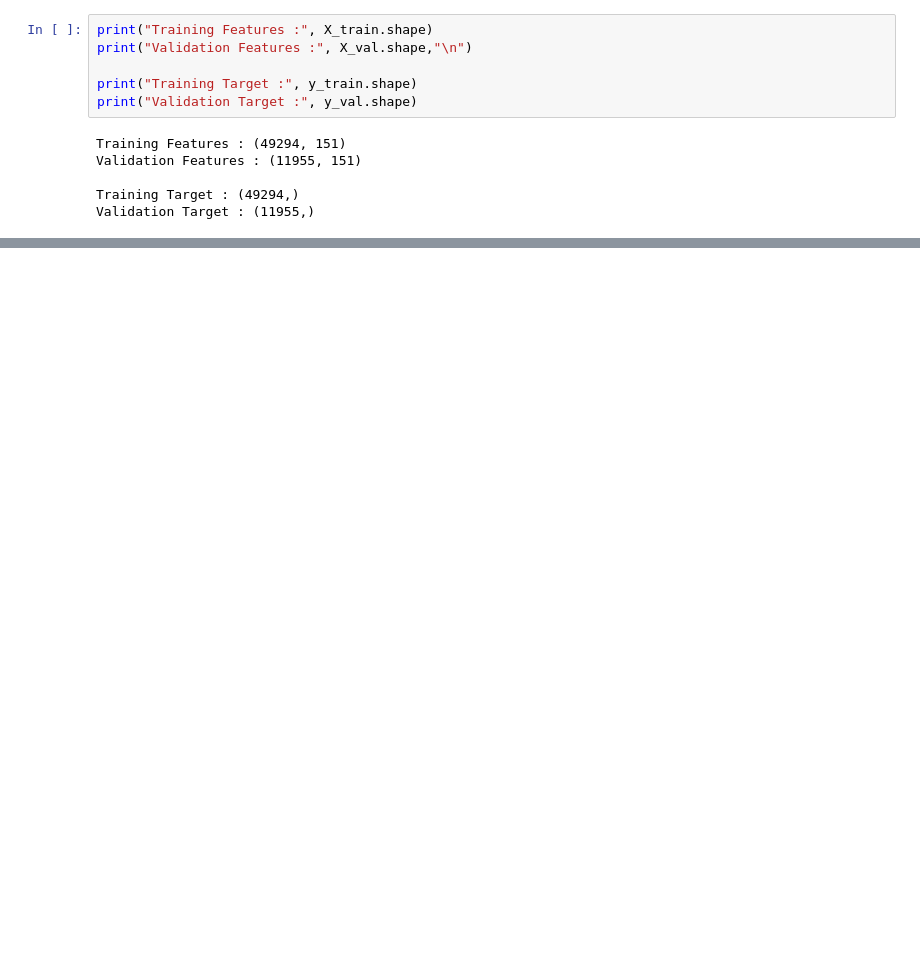
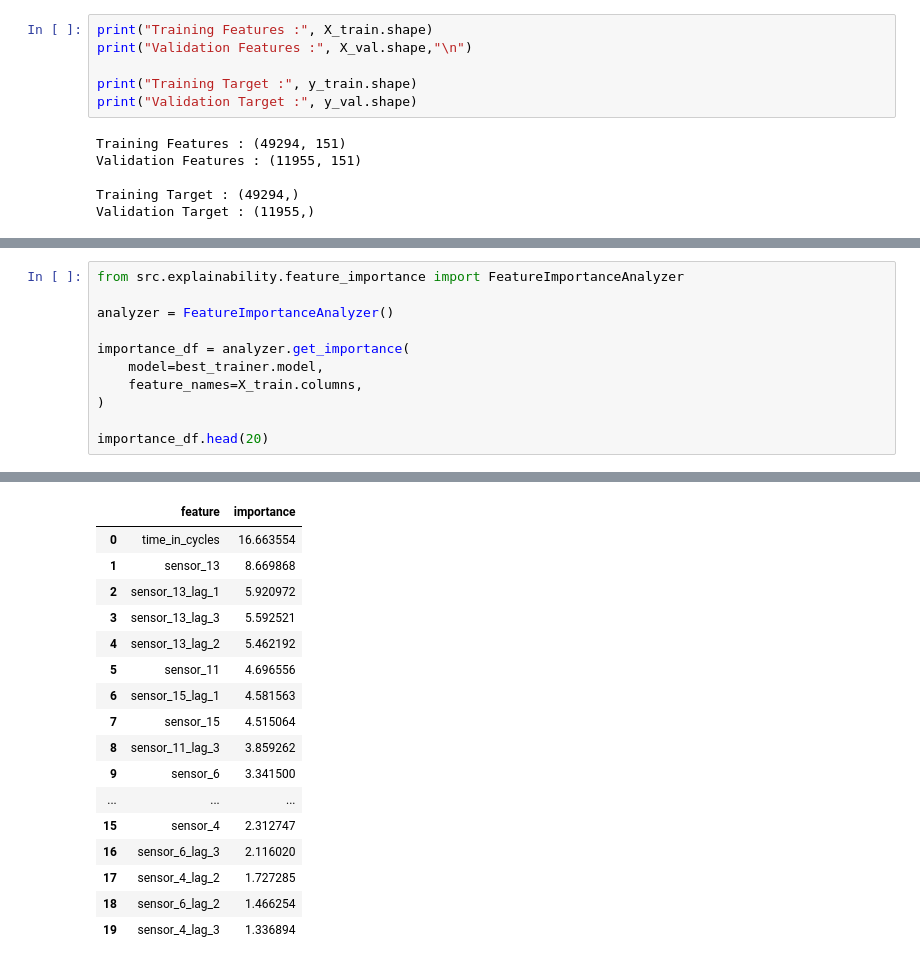
Before and after one commit to MohamedElbadawy1/Predictive-Maintenance-RUL, a Jupyter notebook: notebooks/11_baseline_models.ipynb, the cells around one changed output, grey strips where cells are left out. Cells and saved outputs as stored; diff of their text form; blank space fills up the shorter version.

Commit message:
model explainablility

```diff
--- a/notebooks/11_random_forest_baseline.ipynb
+++ b/notebooks/11_baseline_models.ipynb
@@ -253,0 +254,12 @@ tracker.save_summary(
+# %%
+from src.explainability.feature_importance import FeatureImportanceAnalyzer
+
+analyzer = FeatureImportanceAnalyzer()
+
+importance_df = analyzer.get_importance(
+    model=best_trainer.model,
+    feature_names=X_train.columns,
+)
+
+importance_df.head(20)
+# %% [output]
@@ -253,0 +268,17 @@ tracker.save_summary(
+|  | feature | importance |
+| 0 | time_in_cycles | 16.663554 |
+| 1 | sensor_13 | 8.669868 |
+| 2 | sensor_13_lag_1 | 5.920972 |
+| 3 | sensor_13_lag_3 | 5.592521 |
+| 4 | sensor_13_lag_2 | 5.462192 |
+| 5 | sensor_11 | 4.696556 |
+| 6 | sensor_15_lag_1 | 4.581563 |
+| 7 | sensor_15 | 4.515064 |
+| 8 | sensor_11_lag_3 | 3.859262 |
+| 9 | sensor_6 | 3.341500 |
+| ... | ... | ... |
+| 15 | sensor_4 | 2.312747 |
+| 16 | sensor_6_lag_3 | 2.116020 |
+| 17 | sensor_4_lag_2 | 1.727285 |
+| 18 | sensor_6_lag_2 | 1.466254 |
+| 19 | sensor_4_lag_3 | 1.336894 |
```
Also changed, not shown: parts of 10 cells of this notebook, 28 other files.
